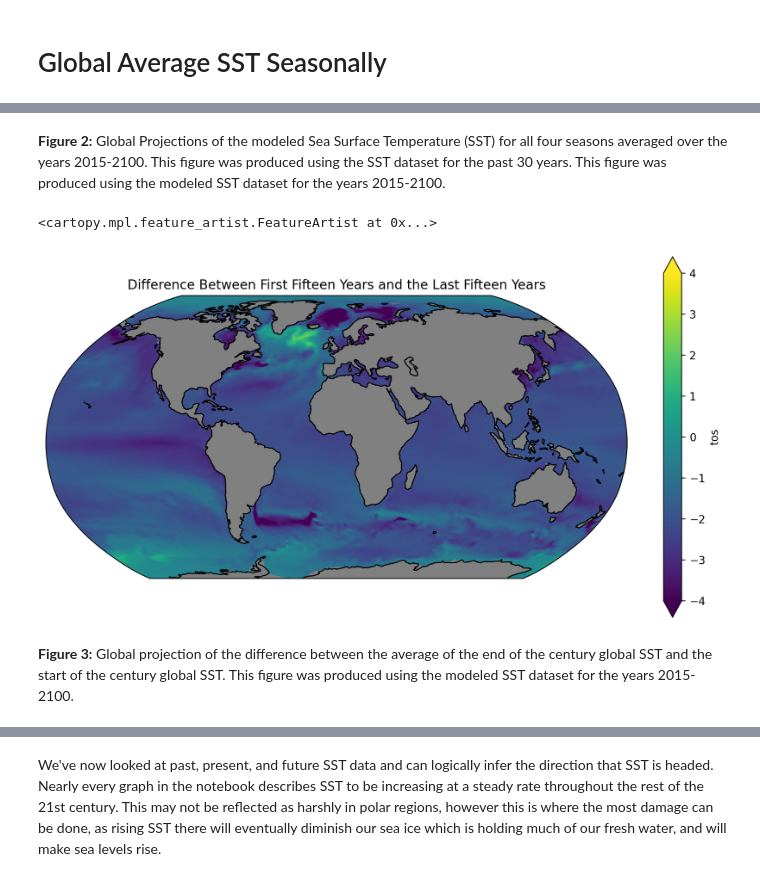
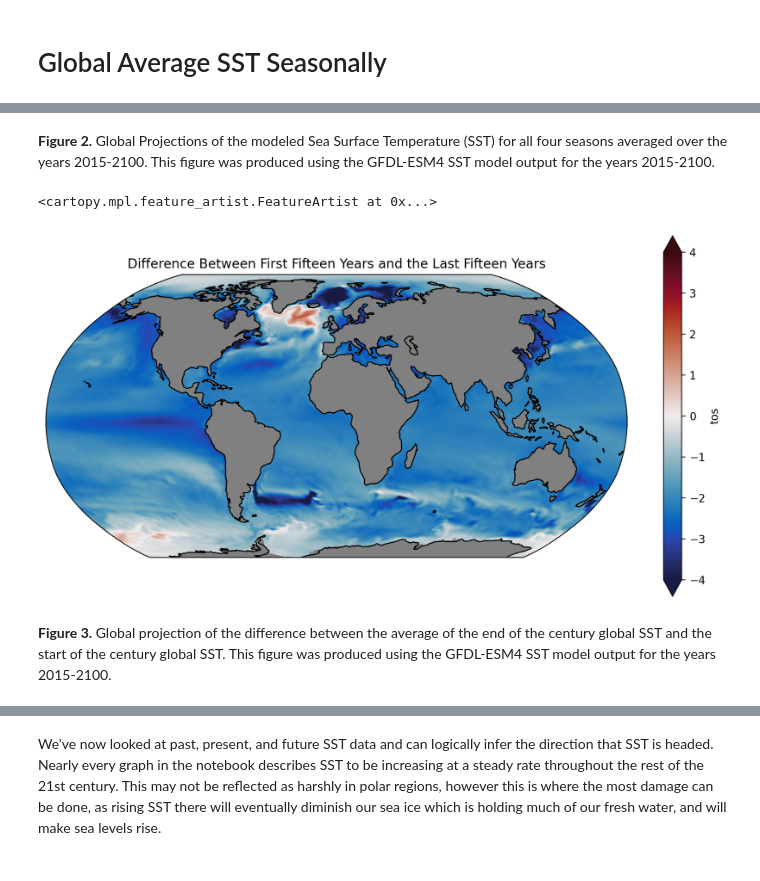
Before and after one commit to EES-3506-5506/Krzystek_Unit5, a Jupyter notebook: notebooks/SST_ClimateModel_Analysis_Notebook.ipynb, the cells around one changed output, grey strips where cells are left out. Saved outputs shown, nothing was run; the diff lists cells and outputs as text; code cells hidden in the pictures.

Commit message:
SST climate model final with revisions

```diff
--- a/notebooks/SST_ClimateModel_Analysis_Notebook.ipynb
+++ b/notebooks/SST_ClimateModel_Analysis_Notebook.ipynb
@@ -279,28 +284,28 @@ ax1.coastlines()
 # %% [markdown]
-**Figure 2:** Global Projections of the modeled Sea Surface Temperature (SST) for all four seasons averaged over the years 2015-2100. This figure was produced using the SST dataset for the past 30 years. This figure was produced using the modeled SST dataset for the years 2015-2100.
+**Figure 2.** Global Projections of the modeled Sea Surface Temperature (SST) for all four seasons averaged over the years 2015-2100. This figure was produced using the GFDL-ESM4 SST model output for the years 2015-2100.
 # %%
 SST_last5 = gfdl_esm4_historical_sst.sel(time=slice('2015-01-01','2029-12-01'))  #slicing out the start of the century
 SST_first5 = gfdl_esm4_historical_sst.sel(time=slice('2086-01-01','2100-12-01'))  #slicing out the end of the century
 
 SST_last5_annual = ml.util.annual_cycle(SST_last5,tcoord='time')  #Averaging over each month
 SST_first5_annual = ml.util.annual_cycle(SST_first5,tcoord='time')  #Averaging over each month
 
 SST_last5_average = ml.util.annual_average(SST_last5_annual,tcoord='time').squeeze()  #Averaging over each year
 SST_first5_average = ml.util.annual_average(SST_first5_annual,tcoord='time').squeeze()   #Averaging over each year
 
 Difference = SST_last5_average - SST_first5_average #taking the difference between the start and end of the century
 
 fig, ax = plt.subplots(subplot_kw = subplot_kws)
 #plotting that difference
 Difference.plot( ax=ax, x='geolon', y='geolat',
-            #cmap=cmocean.cm.tempo,
+            cmap=cmocean.cm.balance,
             vmin=-4,vmax=4, extend='both',
              transform= ccrs.PlateCarree())
 
 ax.set_title('Difference Between First Fifteen Years and the Last Fifteen Years')
 ax.coastlines()
 # %% [output]
 <cartopy.mpl.feature_artist.FeatureArtist at 0x...>
-[figure, old version]
+[figure, new version]
 # %% [markdown]
-**Figure 3:** Global projection of the difference between the average of the end of the century global SST and the start of the century global SST. This figure was produced using the modeled SST dataset for the years 2015-2100.
+**Figure 3.** Global projection of the difference between the average of the end of the century global SST and the start of the century global SST. This figure was produced using the GFDL-ESM4 SST model output for the years 2015-2100.
```
Also changed, not shown: parts of 8 cells of this notebook.
